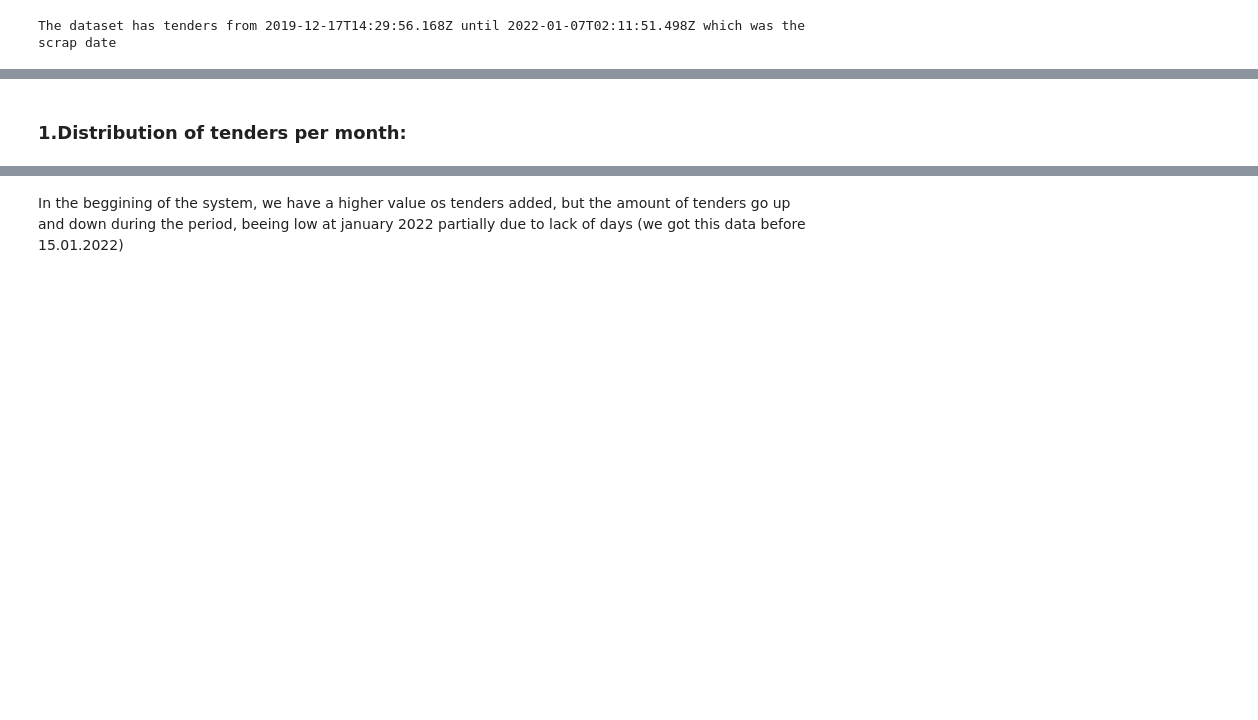
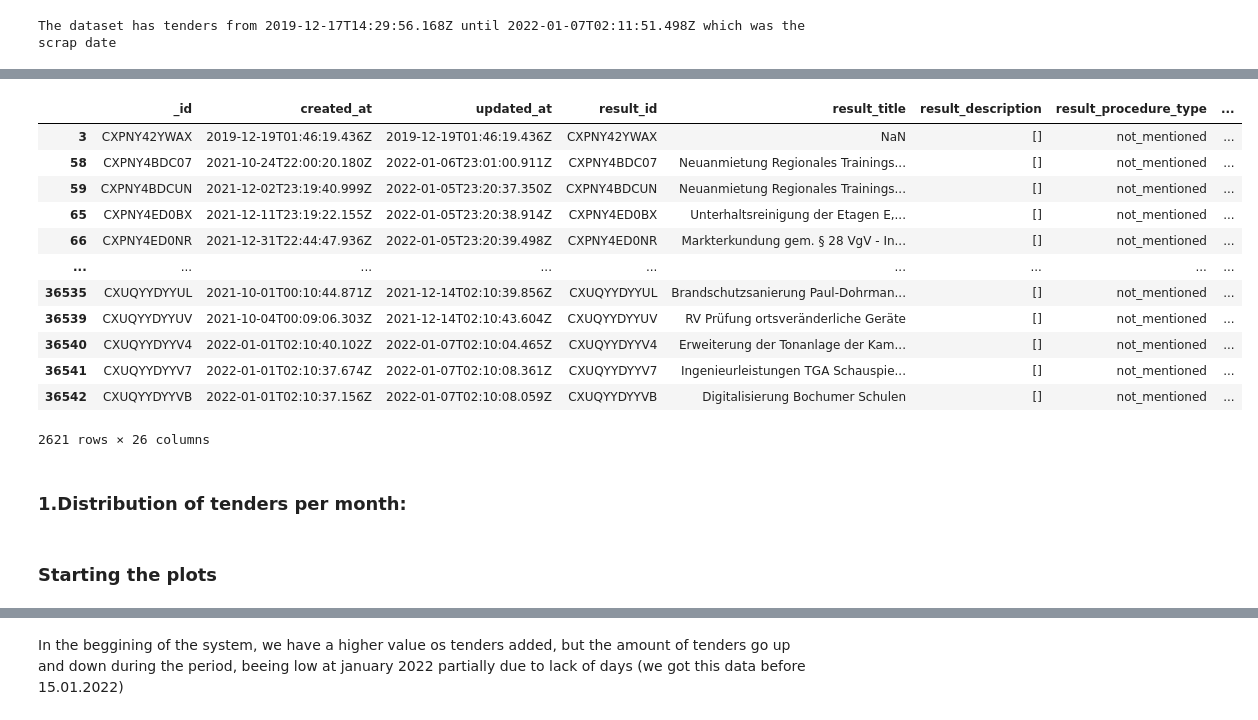
Before and after one commit to voigtjessica/paper_verbage_nrw, a Jupyter notebook: 4.Data_Wrangling_with_NRW_cleaned_cities.ipynb, the cells around one changed output, grey strips where cells are left out. Saved outputs shown, nothing was run; the diff lists cells and outputs as text; code cells hidden in the pictures; blank space fills up the shorter version.

```diff
--- a/4.Data_Wrangling_with_NRW_cleaned_cities.ipynb
+++ b/4.Data_Wrangling_with_NRW_cleaned_cities.ipynb
@@ -78,0 +81,29 @@ The dataset has tenders from 2019-12-17T14:29:56.168Z until 2022-01-07T02:11:51.
+# %%
+#creating a month-year column
+
+df['month_year'] = pd.to_datetime(df['created_at']).dt.to_period('M')
+
+#Sobrescrevendo NAs de uma coluna:
+df.result_procedure_type = df.result_procedure_type.fillna('not_mentioned')
+
+#Simplifying the procedure type:
+
+simplified = {'Öffentliche Ausschreibung':'Öffentliche Ausschreibung',
+              'Verhandlungsvergabe mit öffentlichem Teilnahmewettbewerb' : 'Verhandlungsvergabe mit öffentlichem Teilnahmewettbewerb',
+              'Beschränkte Ausschreibung mit öffentlichem Teilnahmewettbewerb': 'Beschränkte Ausschreibung mit öffentlichem Teilnahmewettbewerb',
+              'Beschränkte Ausschreibung mit Teilnahmewettbewerb' : 'Beschränkte Ausschreibung mit Teilnahmewettbewerb',
+              'Teilnahmewettbewerb':'Teilnahmewettbewerb',
+              'not_mentioned' : 'not_mentioned',
+              'Ex post Veröffentlichung (§ 30 Abs. 1)':'ex_post',
+              'Ex post Veröffentlichung':'ex_post',
+              'Ex post Veröffentlichung (Binnenmarktrelevanz)':'ex_post',
+              'Ex post Veröffentlichung (§ 20 Abs.3)':'ex_post',
+              'Ex post Veröffentlichung (§ 19 Abs.2)':'ex_post',
+              'Ex ante Veröffentlichung':'ex_ante',
+              'Ex ante Veröffentlichung (Binnenmarktrelevanz)':'ex_ante',
+              'Ex ante Veröffentlichung (§ 19 Abs. 5)':'ex_ante'}
+
+#df['simplified_procedure_type'] = df['result_procedure_type'].str.replace(simplified)
+
+df['simplified_procedure_type'] = df['result_procedure_type']
+df = df.replace({"simplified_procedure_type": simplified})
@@ -79,2 +132,19 @@ The dataset has tenders from 2019-12-17T14:29:56.168Z until 2022-01-07T02:11:51.
+# %%
+#df.query('result_procedure_type == "Öffentliche Ausschreibung" ')
+df.query('result_procedure_type == "not_mentioned"')
+# %% [output]
+|  | _id | created_at | updated_at | result_id | result_title | result_description | result_procedure_type | ... |
+| 3 | CXPNY42YWAX | 2019-12-19T01:46:19.436Z | 2019-12-19T01:46:19.436Z | CXPNY42YWAX | NaN | [] | not_mentioned | ... |
+| 58 | CXPNY4BDC07 | 2021-10-24T22:00:20.180Z | 2022-01-06T23:01:00.911Z | CXPNY4BDC07 | Neuanmietung Regionales Trainings... | [] | not_mentioned | ... |
+| 59 | CXPNY4BDCUN | 2021-12-02T23:19:40.999Z | 2022-01-05T23:20:37.350Z | CXPNY4BDCUN | Neuanmietung Regionales Trainings... | [] | not_mentioned | ... |
+| 65 | CXPNY4ED0BX | 2021-12-11T23:19:22.155Z | 2022-01-05T23:20:38.914Z | CXPNY4ED0BX | Unterhaltsreinigung der Etagen E,... | [] | not_mentioned | ... |
+| 66 | CXPNY4ED0NR | 2021-12-31T22:44:47.936Z | 2022-01-05T23:20:39.498Z | CXPNY4ED0NR | Markterkundung gem. § 28 VgV - In... | [] | not_mentioned | ... |
+| ... | ... | ... | ... | ... | ... | ... | ... | ... |
+| 36535 | CXUQYYDYYUL | 2021-10-01T00:10:44.871Z | 2021-12-14T02:10:39.856Z | CXUQYYDYYUL | Brandschutzsanierung Paul-Dohrman... | [] | not_mentioned | ... |
+| 36539 | CXUQYYDYYUV | 2021-10-04T00:09:06.303Z | 2021-12-14T02:10:43.604Z | CXUQYYDYYUV | RV Prüfung ortsveränderliche Geräte | [] | not_mentioned | ... |
+| 36540 | CXUQYYDYYV4 | 2022-01-01T02:10:40.102Z | 2022-01-07T02:10:04.465Z | CXUQYYDYYV4 | Erweiterung der Tonanlage der Kam... | [] | not_mentioned | ... |
+| 36541 | CXUQYYDYYV7 | 2022-01-01T02:10:37.674Z | 2022-01-07T02:10:08.361Z | CXUQYYDYYV7 | Ingenieurleistungen TGA Schauspie... | [] | not_mentioned | ... |
+| 36542 | CXUQYYDYYVB | 2022-01-01T02:10:37.156Z | 2022-01-07T02:10:08.059Z | CXUQYYDYYVB | Digitalisierung Bochumer Schulen | [] | not_mentioned | ... |
+2621 rows × 26 columns
 # %% [markdown]
 ### 1.Distribution of tenders per month:
@@ -85,3 +151,5 @@ df['month_year'] = pd.to_datetime(df['created_at']).dt.to_period('M')
+# %% [markdown]
+### Starting the plots
 # %%
 df1 = df.groupby('month_year').agg(value =('month_year', 'count')).reset_index()
 
```
Also changed, not shown: parts of 28 cells of this notebook.
